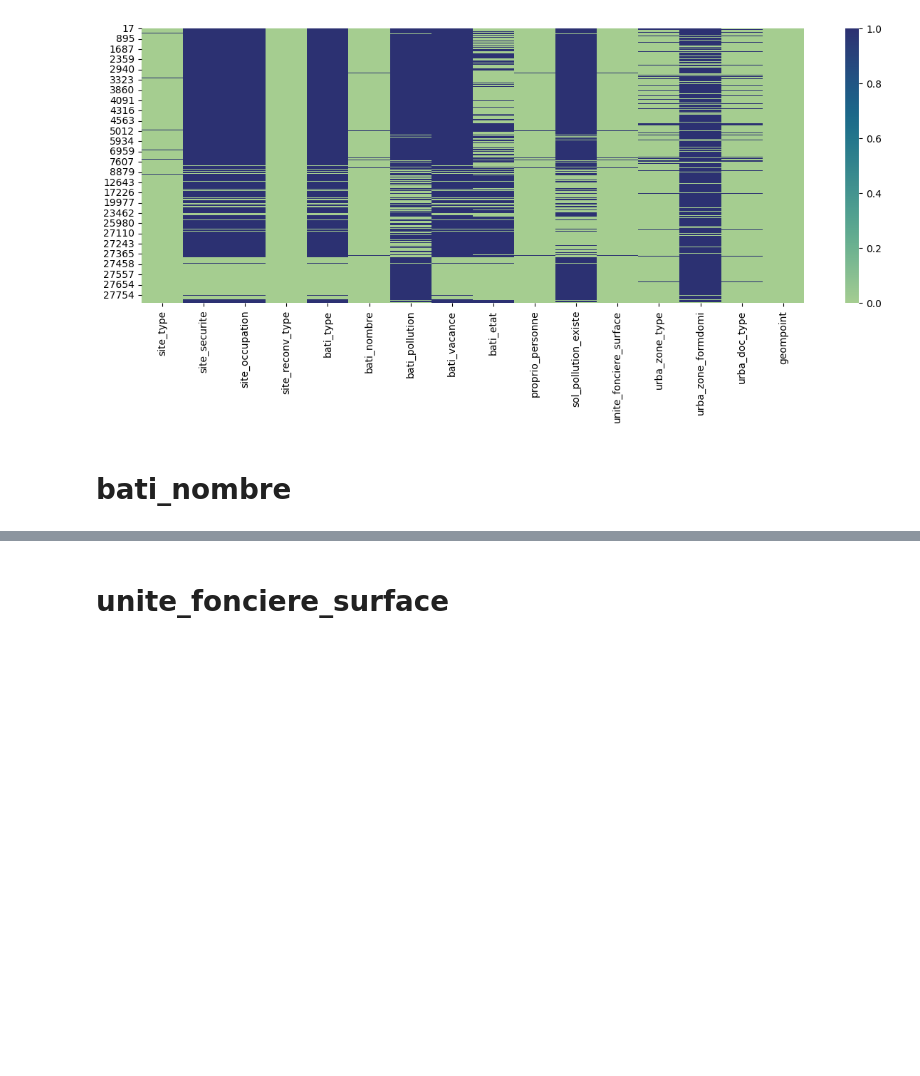
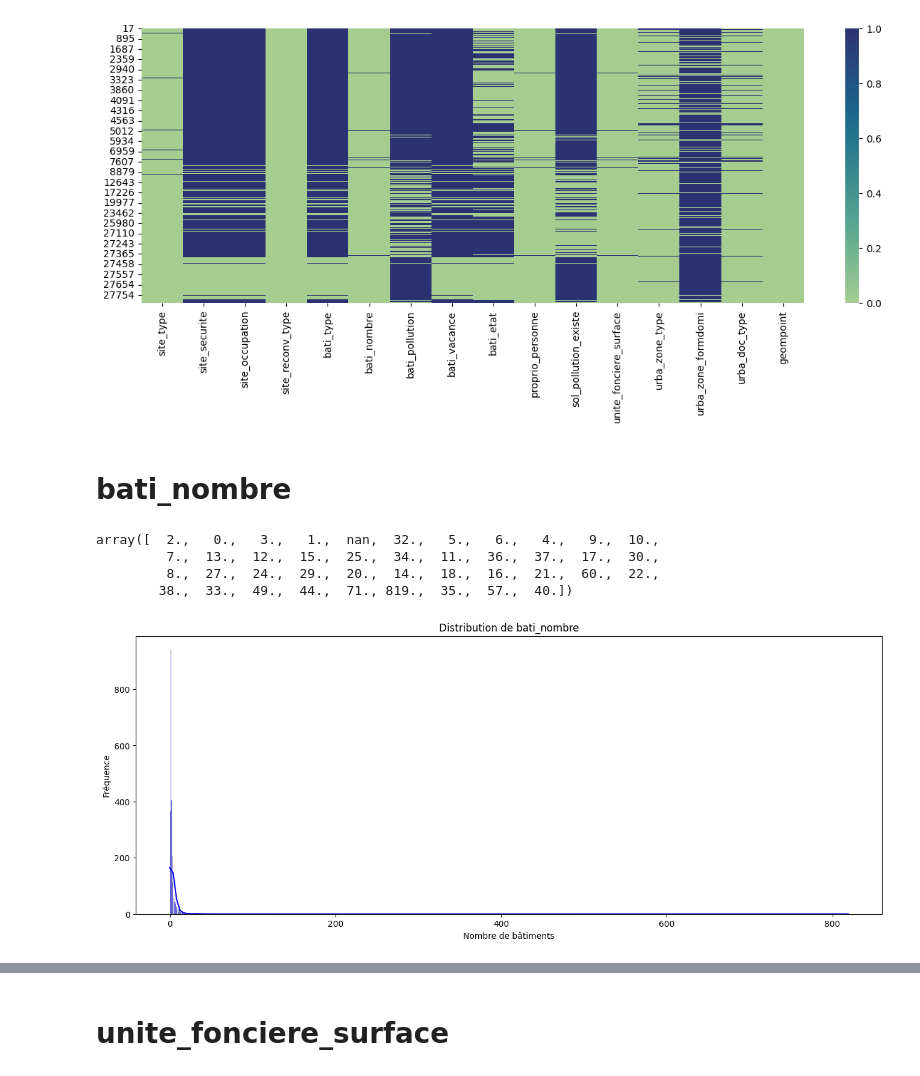
Before and after one commit to heuzef/cartofriches, a Jupyter notebook: profil/ml/ml_cartofriches_preprocess.ipynb, the cells around one changed output, grey strips where cells are left out. Saved outputs shown, nothing was run; the diff lists cells and outputs as text; code cells hidden in the pictures; blank space fills up the shorter version.

```diff
--- a/profil/ml/ml_cartofriches_preprocess.ipynb
+++ b/profil/ml/ml_cartofriches_preprocess.ipynb
@@ -445,4 +445,22 @@ Total NaNs : 14800
 # %% [markdown]
 # bati_nombre
 # %%
-# ...
+display(df_friches_reconv["bati_nombre"].unique())
+
+# Créer un histogramme pour visualiser la distribution
+plt.figure(figsize=(16, 6))
+sns.histplot(df_friches_reconv['bati_nombre'], bins=1000, kde=True, color='blue')
+
+# Ajouter des titres et des labels
+plt.title('Distribution de bati_nombre')
+plt.xlabel('Nombre de bâtiments')
+plt.ylabel('Fréquence')
+
+# Afficher le graphique
+plt.show()
+# %% [output]
+array([  2.,   0.,   3.,   1.,  nan,  32.,   5.,   6.,   4.,   9.,  10.,
+         7.,  13.,  12.,  15.,  25.,  34.,  11.,  36.,  37.,  17.,  30.,
+         8.,  27.,  24.,  29.,  20.,  14.,  18.,  16.,  21.,  60.,  22.,
+        38.,  33.,  49.,  44.,  71., 819.,  35.,  57.,  40.])
+[figure, added]
```
Also changed, not shown: parts of 18 cells of this notebook, 1 other file.
